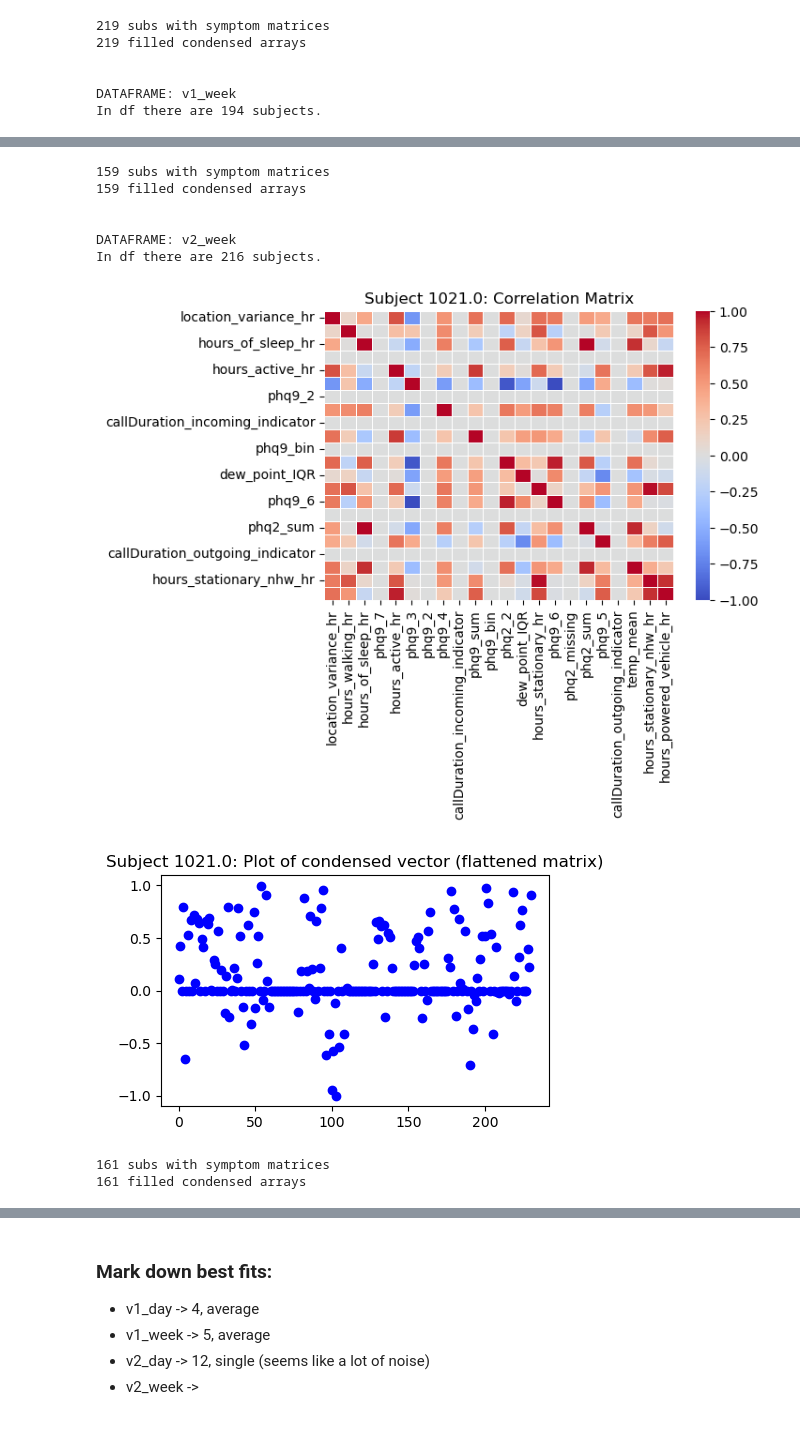
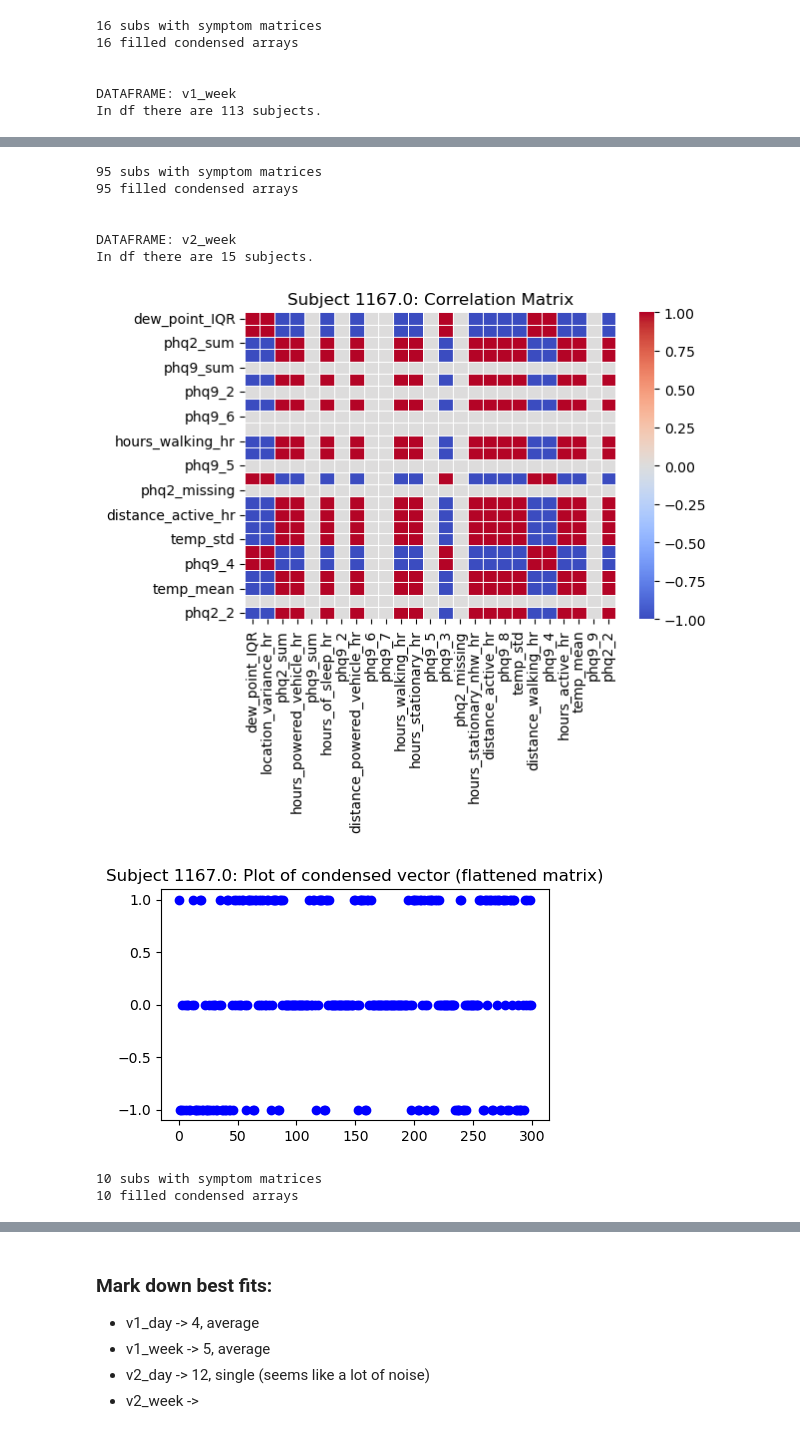
Before and after one commit to kaleyjoss/smartphone_sensor_predictive_modeling, a Jupyter notebook: notebooks/02_feature_pca.ipynb, the cells around one changed output, grey strips where cells are left out. Drawn from its saved outputs; the diff is of its cells as text; code cells hidden in the pictures.

```diff
--- a/notebooks/02_feature_pca.ipynb
+++ b/notebooks/02_feature_pca.ipynb
@@ -31,8 +31,10 @@ importlib.reload(var)
 
 ################ DEFINE column variables from data ###################
 from scripts.variables import id_columns, demographic_columns, daily_cols_v1, daily_v2_common
-from scripts.variables import phq2_cols, phq9_cols, weekly_cols, passive_cols, survey_cols
+from scripts.variables import phq2_cols, phq9_cols, weekly_cols, passive_cols, survey_cols, daily_v2_weather
 from scripts.variables import df_names, df_mis, df_names_with_mis
-
+demo_df = pd.read_csv(os.path.join(brighten_dir, f'demographics.csv'))
+demographic_vars = [col for col in demo_df.columns if col!='num_id']
+print(demographic_vars)
 id_columns.append('idx')
 # %% [output]
@@ -40,0 +101,17 @@ Install h5py to use hdf5 features: http://docs.h5py.org/
+# %%
+for name in df_names:
+    df = pd.read_csv(os.path.join(brighten_dir, f'{name}_clean.csv'))
+
+    df_unskewed = df.copy()
+    if name == "v1_day":
+        df_unskewed = df_unskewed.drop(columns=['unreturned_calls','missed_interactions','interaction_diversity','aggregate_communication'])
+    if name == "v2_day":
+        df_unskewed = df_unskewed.drop(columns=['hours_walking_hr','hours_powered_vehicle_hr','hours_of_sleep_hr','hours_active_hr','location_variance_hr','hours_stationary_hr'])
+    # if name == "v1_week":
+    #     df_unskewed = df_unskewed.drop(columns=[])
+    if name == "v2_week":
+        df_unskewed = df_unskewed.drop(columns=['precip_sum','phq9_9','phq9_8', 'distance_active_hr','precip_sum','distance_active_hr','distance_powered_vehicle_hr','distance_walking_hr'])
+    if 'Unnamed: 0' in df_unskewed.columns:
+        df_unskewed = df_unskewed.drop(columns=['Unnamed: 0'])
+    df_unskewed.to_csv(os.path.join(brighten_dir, f'{name}_clean_unskewed.csv'))
+    print(f'Saved {name}_unskewed to brighten_dir')
@@ -42,8 +122,7 @@ Install h5py to use hdf5 features: http://docs.h5py.org/
 #### Take the average of each subject's symptom correlation and use it to make clusters of variables
 symptom_matrices_df_dict = {}
 flattened_matrices_df_dict = {}
-demographic_vars = ['gender','education','race','age']                # covariates
-target_vars = ['phq9_sum_cat','phq2_sum_cat']
+target_cols = phq2_cols+phq9_cols
 
 # Create dicts of all subjects' correlation matrices
 for name in df_names:
@@ -51,7 +130,7 @@ for name in df_names:
     df = df.loc[:, ~df.columns.str.contains('^Unnamed')]
     df = df.loc[:, ~df.columns.str.contains('_int')]
     print(f'\n\nDATAFRAME: {name}')
-    ignore_cols = [col for col in df.columns if col in demographic_vars or col in id_columns]
+    ignore_cols = [col for col in df.columns if col in demographic_vars+id_columns or "_indicator" in col or "_bin" in col]
     symptom_matrix_dict, flattened_matrix_dict = fs.make_symptom_matrices(df, ignore_cols, num_to_plot=1)
     symptom_matrices_df_dict[name] = symptom_matrix_dict
     flattened_matrices_df_dict[name] = flattened_matrix_dict
@@ -71,6 +150,6 @@ In df there are 247 subjects.
-219 subs with symptom matrices
-219 filled condensed arrays
+16 subs with symptom matrices
+16 filled condensed arrays
 
 
 DATAFRAME: v1_week
-In df there are 194 subjects.
+In df there are 113 subjects.
@@ -79,13 +158,13 @@ In df there are 194 subjects.
-159 subs with symptom matrices
-159 filled condensed arrays
+95 subs with symptom matrices
+95 filled condensed arrays
 
 
 DATAFRAME: v2_week
-In df there are 216 subjects.
+In df there are 15 subjects.
-[figure, old version]
+[figure, new version]
-[figure, old version]
+[figure, new version]
-161 subs with symptom matrices
-161 filled condensed arrays
+10 subs with symptom matrices
+10 filled condensed arrays
 # %%
 ############### Plot individual networks of symptom matrices #################
 
```
Also changed, not shown: parts of 14 cells of this notebook, 21 other files.
